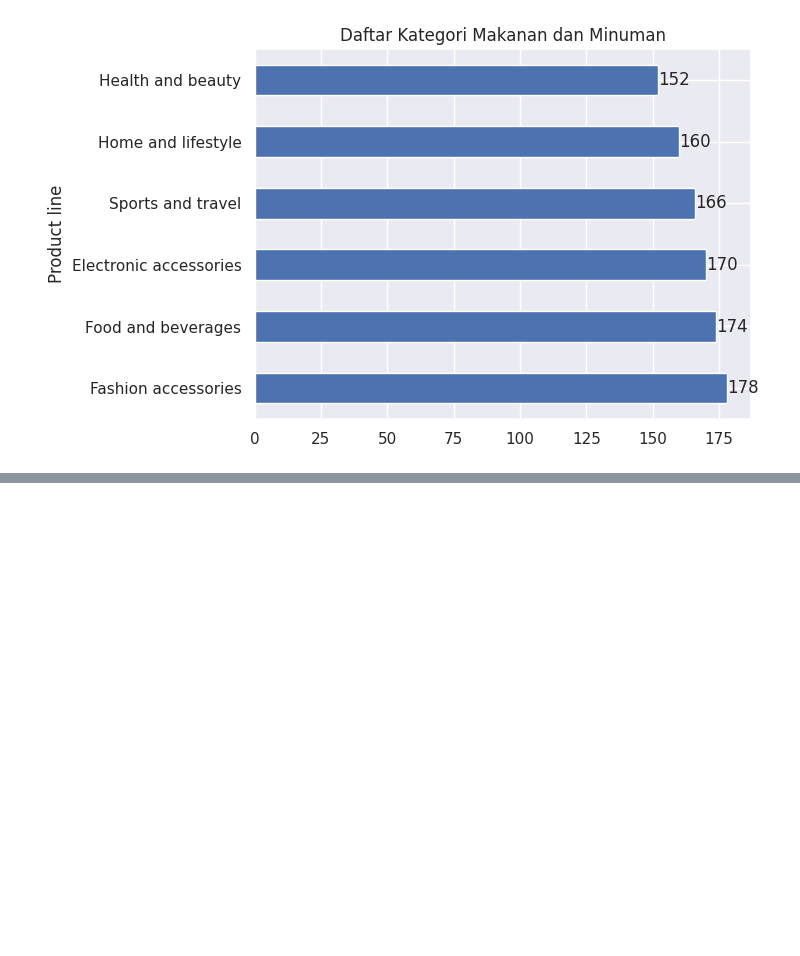
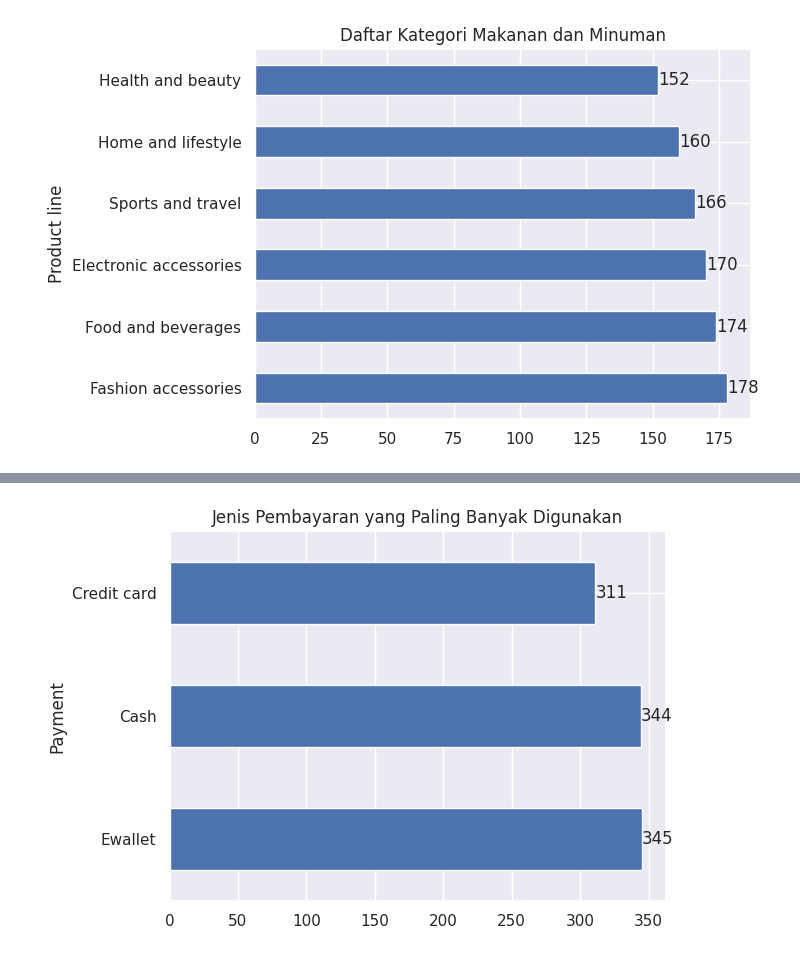
Before and after one commit to hendrimardani/data_science_supermarket_sales, a Jupyter notebook: supermarket_sales.ipynb, the cells around one changed output, grey strips where cells are left out. Saved outputs shown, nothing was run; the diff lists cells and outputs as text; code cells hidden in the pictures; blank space fills up the shorter version.

```diff
--- a/supermarket_sales.ipynb
+++ b/supermarket_sales.ipynb
@@ -134,0 +176,9 @@ for container in ax.containers:
+# %%
+fig, ax = plt.subplots()
+plot = data["Payment"].value_counts()
+ax = plot.plot.barh()
+
+for container in ax.containers:
+    ax.bar_label(container)
+# %% [output]
+[figure, added]
```
Also changed, not shown: parts of 7 cells of this notebook.
